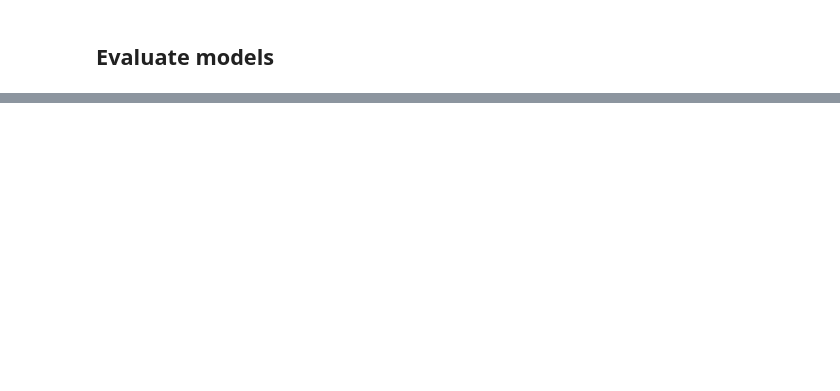
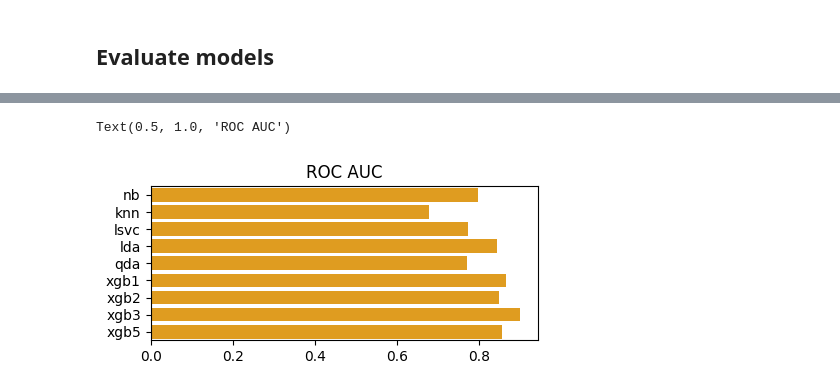
Before and after one commit to HaotingS/dsa4262_project, a Jupyter notebook: notebooks/modeling4_yeejet.ipynb, the cells around one changed output, grey strips where cells are left out. Cells and saved outputs as stored; diff of their text form; code cells hidden in the pictures; blank space fills up the shorter version.

```diff
--- a/notebooks/modeling4_yeejet.ipynb
+++ b/notebooks/modeling4_yeejet.ipynb
@@ -602,0 +578,14 @@ NameError: name 'yte2' is not defined
+# %%
+# prepare data
+df = pd.read_csv(os.path.join(DATA_DIR, "df2_no_duplicates.csv"))
+df['transcript_position'] = df['transcript_position'].astype(str)
+df2 = df.groupby(by = ['gene_id', 'transcript_id', 'transcript_position', 'nucleotides']).mean()
+df2.reset_index(inplace=True)
+
+df_tr = df2.loc[df2['gene_id'].isin(gtr)]
+df_te = df2.loc[df2['gene_id'].isin(gte)]
+
+Xtr5 = df_tr[['0', '1', '2', '3', '4', '5', '6', '7', '8']]
+ytr5 = df_tr['label']
+Xte5 = df_te[['0', '1', '2', '3', '4', '5', '6', '7', '8']]
+yte5 = df_te['label']
@@ -603,3 +644,12 @@ NameError: name 'yte2' is not defined
+# %%
+models.append('xgb5')
+roc_aucs.append(roc_auc_score(yte5, yhat1_probs))
+pr_aucs.append(average_precision_score(yte5, yhat))
+precisions.append(precision_score(yte5, yhat))
+recalls.append(recall_score(yte5, yhat))
+f1s.append(f1_score(yte5, yhat))
+roc_curves.append(roc_curve(yte5, yhat1_probs))
+pr_curves.append(precision_recall_curve(yte5, yhat1_probs))
 # %% [markdown]
 ## Evaluate models
 # %%
@@ -675,0 +729,7 @@ xgb3: F1 = 0.325
+# %%
+plt.figure(figsize=(5,2))
+sns.barplot(x=roc_aucs, y=models, orient='h', color='orange')
+plt.title("ROC AUC")
+# %% [output]
+Text(0.5, 1.0, 'ROC AUC')
+[figure, added]
```
Also changed, not shown: parts of 23 cells of this notebook.
